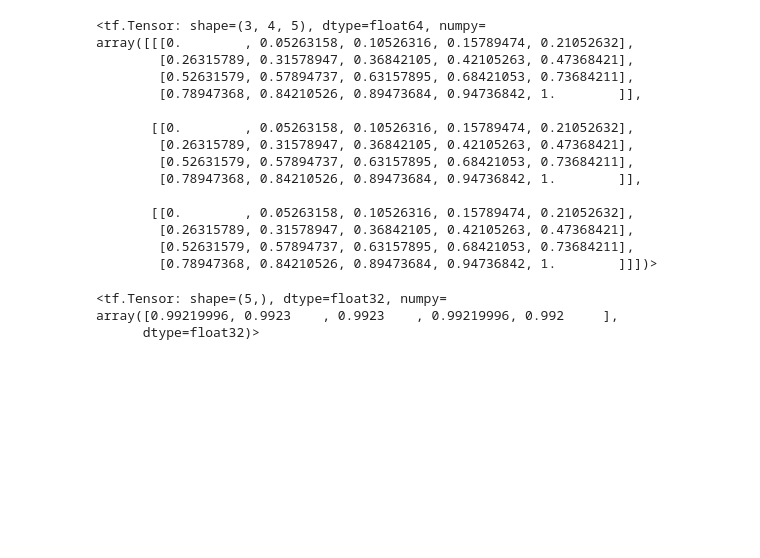
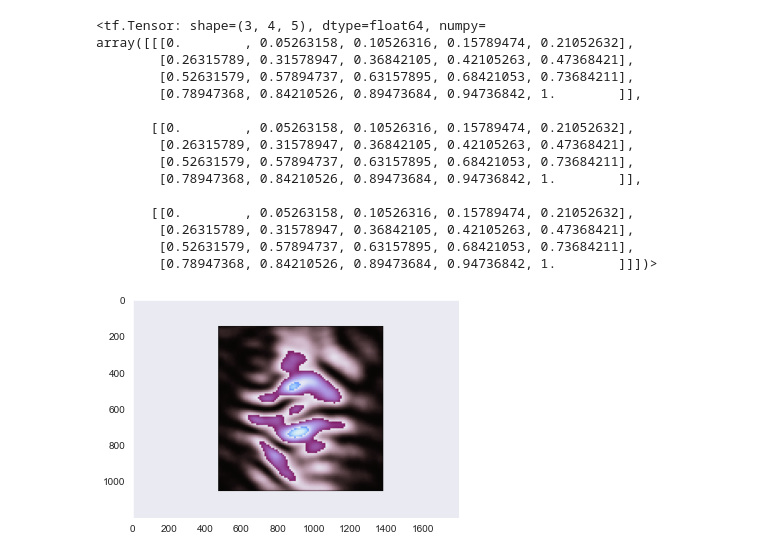
Before and after one commit to fftakumi/MOD2NN, a Jupyter notebook: Faraday/two_dim/util.ipynb, the cells around one changed output. Drawn from its saved outputs; the diff is of its cells as text; code cells hidden in the pictures; blank space fills up the shorter version.

```diff
--- a/Faraday/two_dim/util.ipynb
+++ b/Faraday/two_dim/util.ipynb
@@ -388,12 +389,13 @@ array([[[0.        , 0.05263158, 0.10526316, 0.15789474, 0.21052632],
         [0.26315789, 0.31578947, 0.36842105, 0.42105263, 0.47368421],
         [0.52631579, 0.57894737, 0.63157895, 0.68421053, 0.73684211],
         [0.78947368, 0.84210526, 0.89473684, 0.94736842, 1.        ]]])>
-# %%
-image = np.ones((5, 100, 100))
-label = np.array([1,2,3,4,5])
-loss = losses.CategoricalCircleOnCircumferenceMSE((100, 100), 30, 5, 10)
-loss.call(label, image)
-# %% [output]
-<tf.Tensor: shape=(5,), dtype=float32, numpy=
-array([0.99219996, 0.9923    , 0.9923    , 0.99219996, 0.992     ],
-      dtype=float32)>
+# %%
+path = "/Users/takumi/Documents/研究/D2NN/図/gz.png"
+image = cv2.imread(path, -1)
+alpha = 255*3 - image[:,:,0] - image[:,:,1] - image[:,:,2]
+alpha = np.round(alpha)
+image[:,:,3] = alpha
+plt.imshow(image)
+plt.grid(False)
+# %% [output]
+[figure, added]
```
Also changed, not shown: parts of 1 cell of this notebook, 5 other files.
